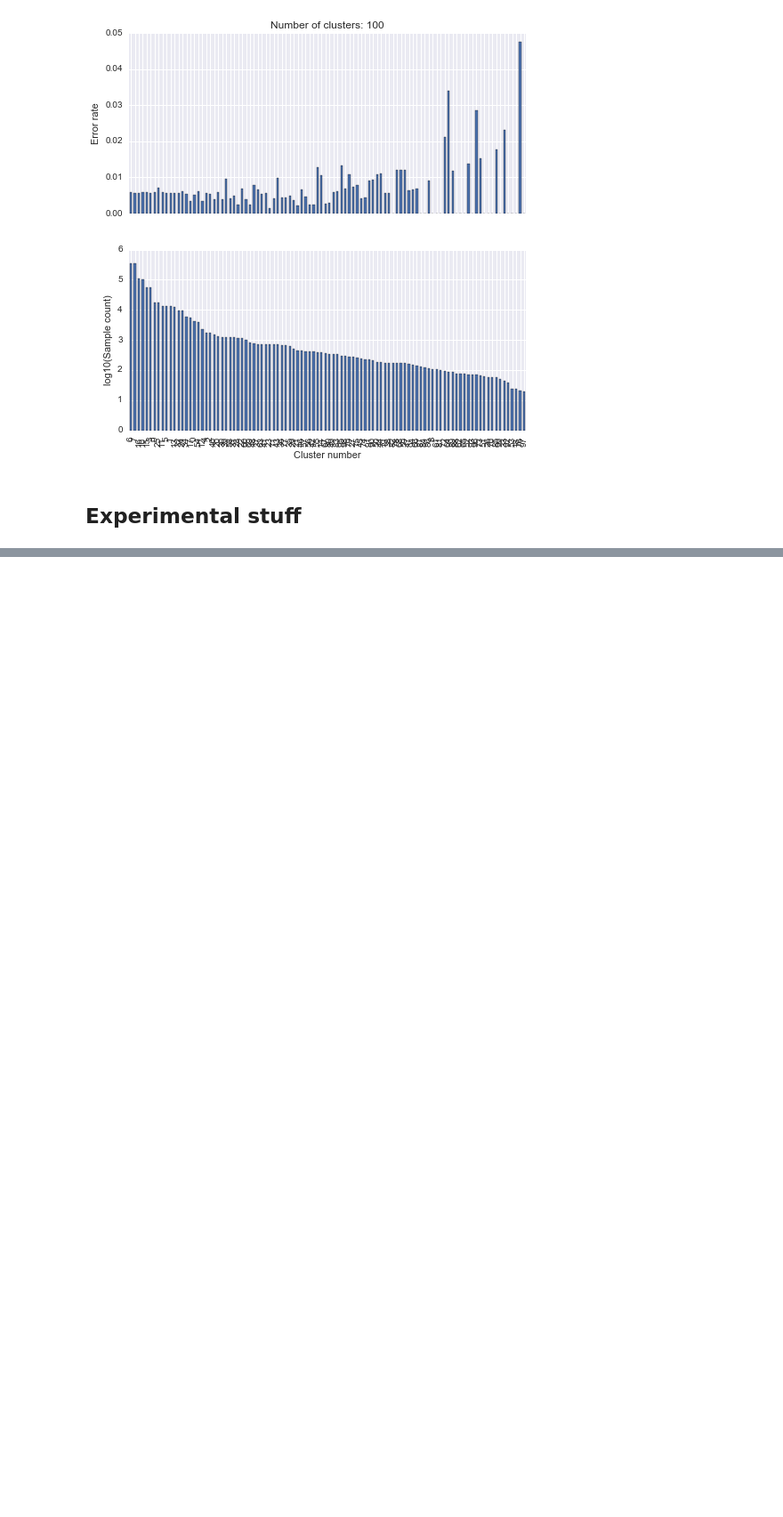
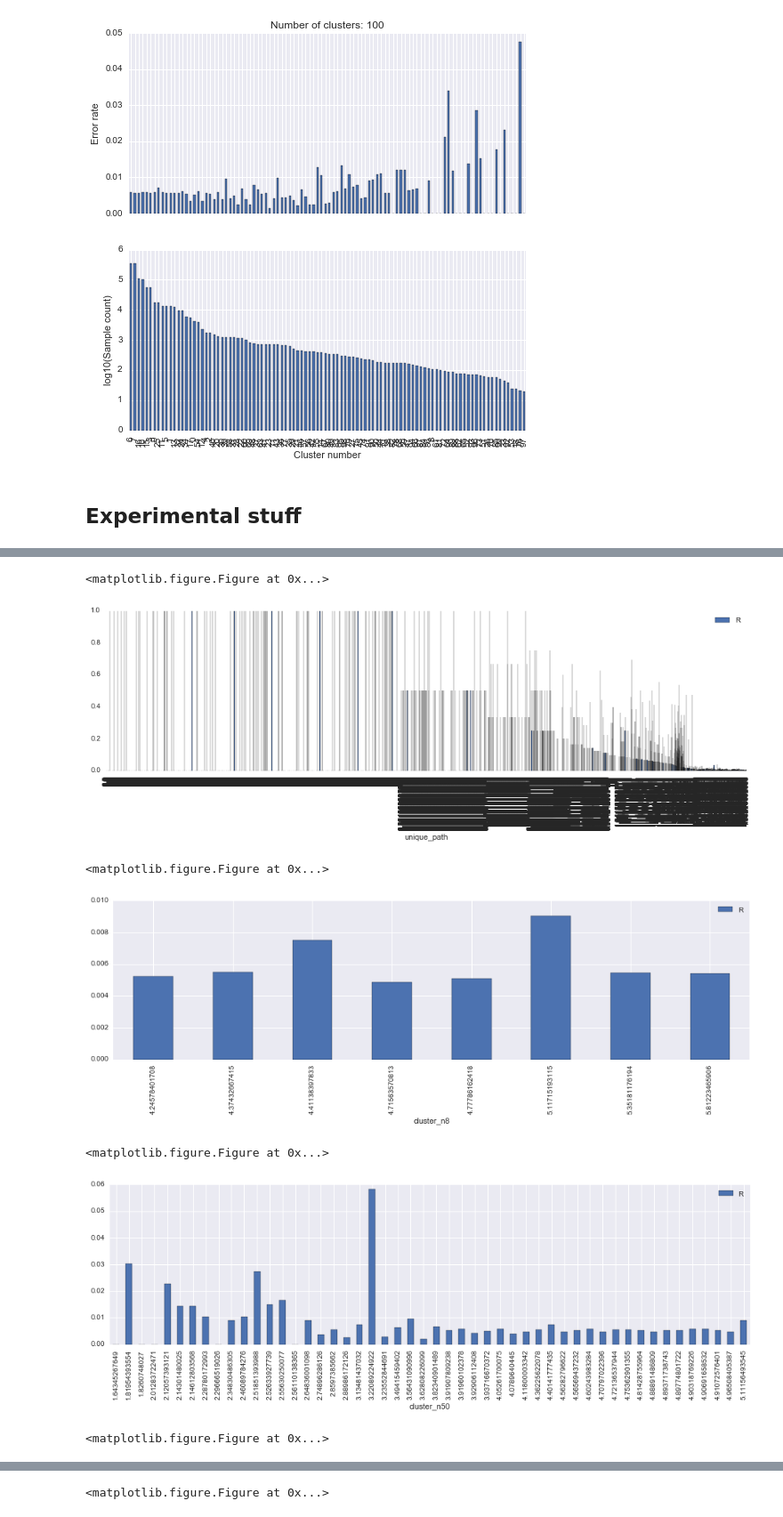
Before and after one commit to Laurae2/Bosch, a Jupyter notebook: eda_kmeans_cluster.ipynb, the cells around one changed output, grey strips where cells are left out. Shown at 89% size. Cells and saved outputs as stored; diff of their text form; code cells hidden in the pictures; blank space fills up the shorter version.

```diff
--- a/eda_kmeans_cluster.ipynb
+++ b/eda_kmeans_cluster.ipynb
@@ -307,0 +312,5 @@ Error sorting values
+# %%
+pid_to_cluster = pd.read_csv(os.path.join(const.DATA_PATH, 'eda_sample_clusters.csv'), index_col=0)
+pid_to_cluster['R']=y
+pid_to_cluster=pid_to_cluster[~pid_to_cluster.R.isnull()]
+pid_to_cluster.head(3)
@@ -307,0 +323,17 @@ Error sorting values
+# %%
+for col in pid_to_cluster.columns[:-1]:
+
+    cnt_agg = pid_to_cluster.groupby(col).agg({col:'count','R':'mean'})
+    cnt_agg[col] = np.log10(cnt_agg[col])
+    cnt_agg.set_index(col, drop=True, inplace=True)
+    cnt_agg.sort_index(inplace=True)
+    plt.figure(figsize=(16,4))
+    cnt_agg.plot(kind='bar', figsize=(16,4))
+# %% [output]
+<matplotlib.figure.Figure at 0x...>
+[figure, added]
+<matplotlib.figure.Figure at 0x...>
+[figure, added]
+<matplotlib.figure.Figure at 0x...>
+[figure, added]
+<matplotlib.figure.Figure at 0x...>
@@ -307,0 +341 @@ Error sorting values
+<matplotlib.figure.Figure at 0x...>
```
Also changed, not shown: parts of 33 cells of this notebook.
